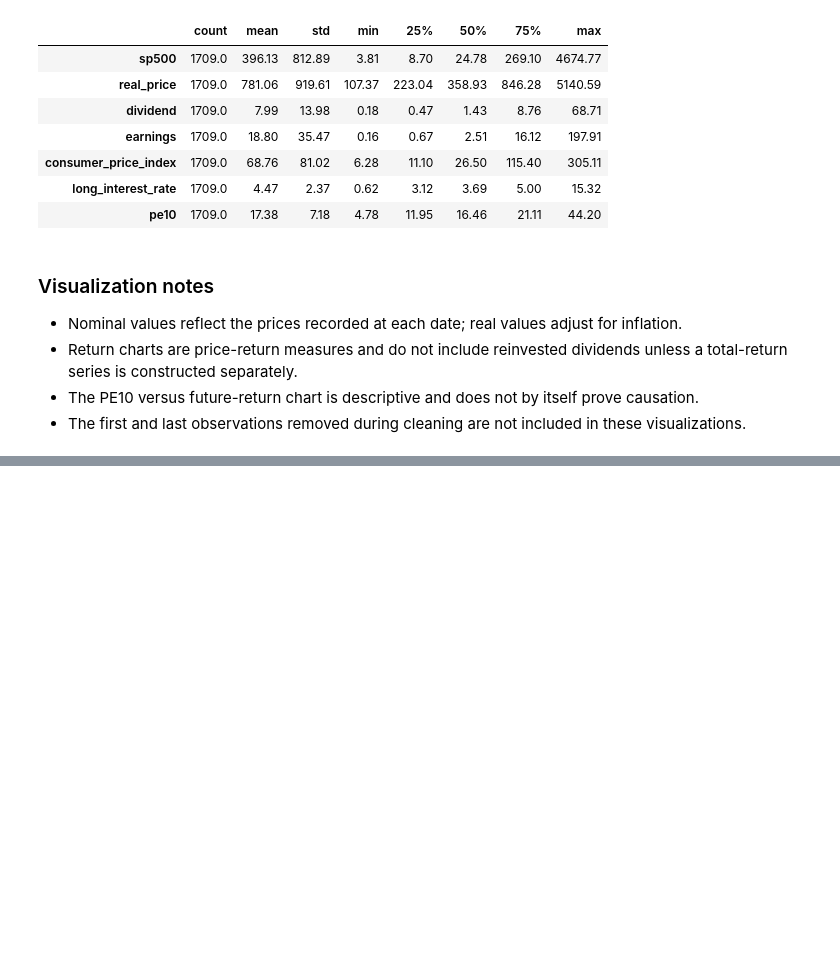
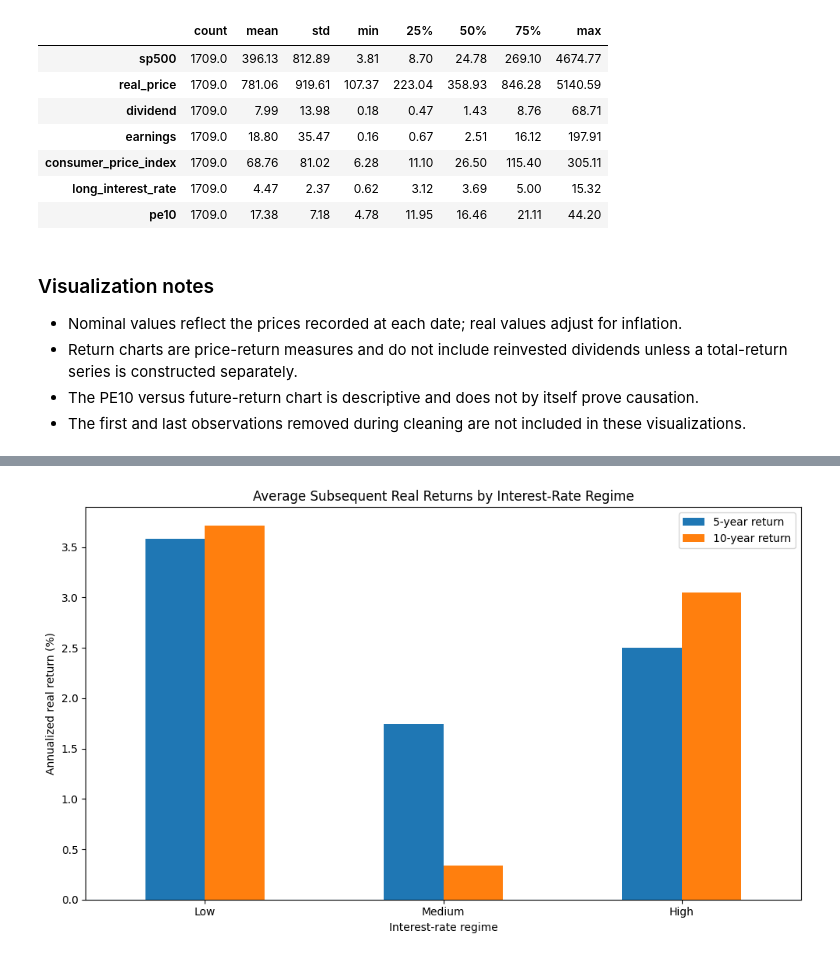
Before and after one commit to shubhamgarg190110/SP_500_Research_Project, a Jupyter notebook: sp500_project.ipynb, the cells around one changed output, grey strips where cells are left out. Drawn from its saved outputs; the diff is of its cells as text; code cells hidden in the pictures; blank space fills up the shorter version.

```diff
--- a/sp500_project.ipynb
+++ b/sp500_project.ipynb
@@ -590,0 +742,20 @@ summary_statistics
+# %%
+import matplotlib.pyplot as plt
+
+plot_means = (
+    model_df.groupby("interest_rate_regime", observed=True)[
+        ["forward_5y_real_return", "forward_10y_real_return"]
+    ].mean() * 100
+)
+
+ax = plot_means.plot(kind="bar", figsize=(10, 6))
+ax.set_title("Average Subsequent Real Returns by Interest-Rate Regime")
+ax.set_xlabel("Interest-rate regime")
+ax.set_ylabel("Annualized real return (%)")
+ax.legend(["5-year return", "10-year return"])
+ax.axhline(0, linewidth=0.8)
+plt.xticks(rotation=0)
+plt.tight_layout()
+plt.show()
+# %% [output]
+[figure, added]
```
Also changed, not shown: parts of 17 cells of this notebook.
